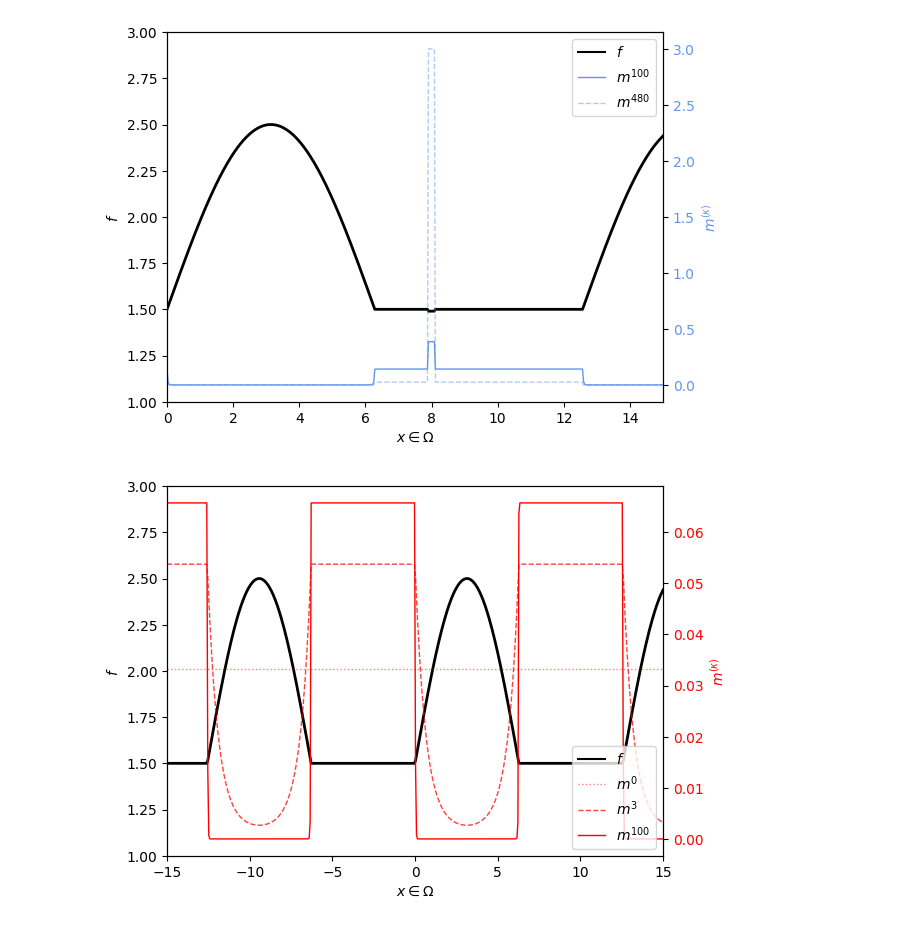
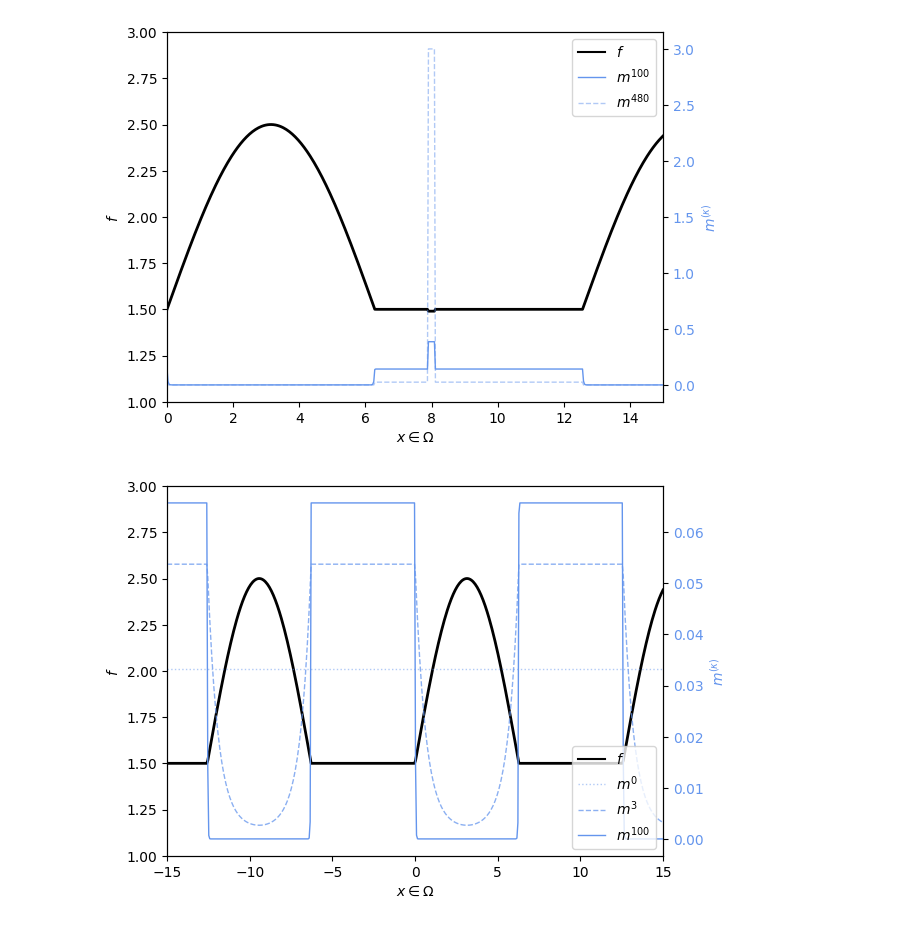
Before and after one commit to gaetanserre/Stochastic-Global-Optimization, a Jupyter notebook: m_k_fig.ipynb, the cells around one changed output. Cells and saved outputs as stored; diff of their text form; code cells hidden in the pictures.

Commit message:
color

```diff
--- a/m_k_fig.ipynb
+++ b/m_k_fig.ipynb
@@ -87,36 +87,36 @@ fig, ax1 = plt.subplots()
 
 color = "black"
 ax1.set_ylabel("$f$", color=color)
 ax1.plot(x, [F(np.array([x_i])) for x_i in x], c=(0, 0, 0), linewidth=2.0)
 
 ax2 = ax1.twinx()
 
 """ colors = [(0.92, 0.4, 0.46, 0.3), (0.79, 0.2, 0.22, 0.5), (0.93, 0.22, 0.1, 0.7), (0.51, 0.12, 0.11, 1)]
 
 mean_color = np.zeros(3)
 for c in colors:
   mean_color += np.array(c[:-1])
 mean_color /= len(colors)
 mean_color = tuple(mean_color) """
 
 alphas = [0.5, 0.75, 1] #np.linspace(0.5, 1, 2)
 
 
-ax2.set_ylabel("$m^{(\kappa)}$", color="red")
-ax2.tick_params(axis='y', labelcolor="red")
+ax2.set_ylabel("$m^{(\\kappa)}$", color="cornflowerblue")
+ax2.tick_params(axis='y', labelcolor="cornflowerblue")
 ax2.plot([0], [0], label="$f$", c="black")
 line_styles = [":", "--", "-"]
 for k, alpha, ls in zip([0, 3, 100], alphas, line_styles):
   integral = quad(lambda x : np.exp(-k*F(np.array([ x ]).reshape(1, -1))), bounds[0, 0], bounds[0, 1])[0]
   m_k = lambda x : np.exp(-k*F(x)) / integral
-  c = (1, 0, 0, alpha)
+  c = (0.39215686274509803, 0.5843137254901961, 0.9294117647058824, alpha)
   exp = "{" + f"{k}" + "}"
   ax2.plot(x, [m_k(np.array([x_i])) for x_i in x], ls, c=c, label=f"$m^{exp}$", linewidth=1)
 plt.xlim(bounds[0, 0], bounds[0, 1])
 ax1.set_ylim(1, 3)
-ax1.set_xlabel("$x \in \Omega$")
+ax1.set_xlabel("$x \\in \\Omega$")
 ax2.legend()
 
-plt.savefig("m_k_2d.pdf", bbox_inches="tight")
+plt.savefig("m_k_2d.svg", bbox_inches="tight")
 # %% [output]
-[figure, old version]
+[figure, new version]
```
Also changed, not shown: parts of 1 cell of this notebook.
